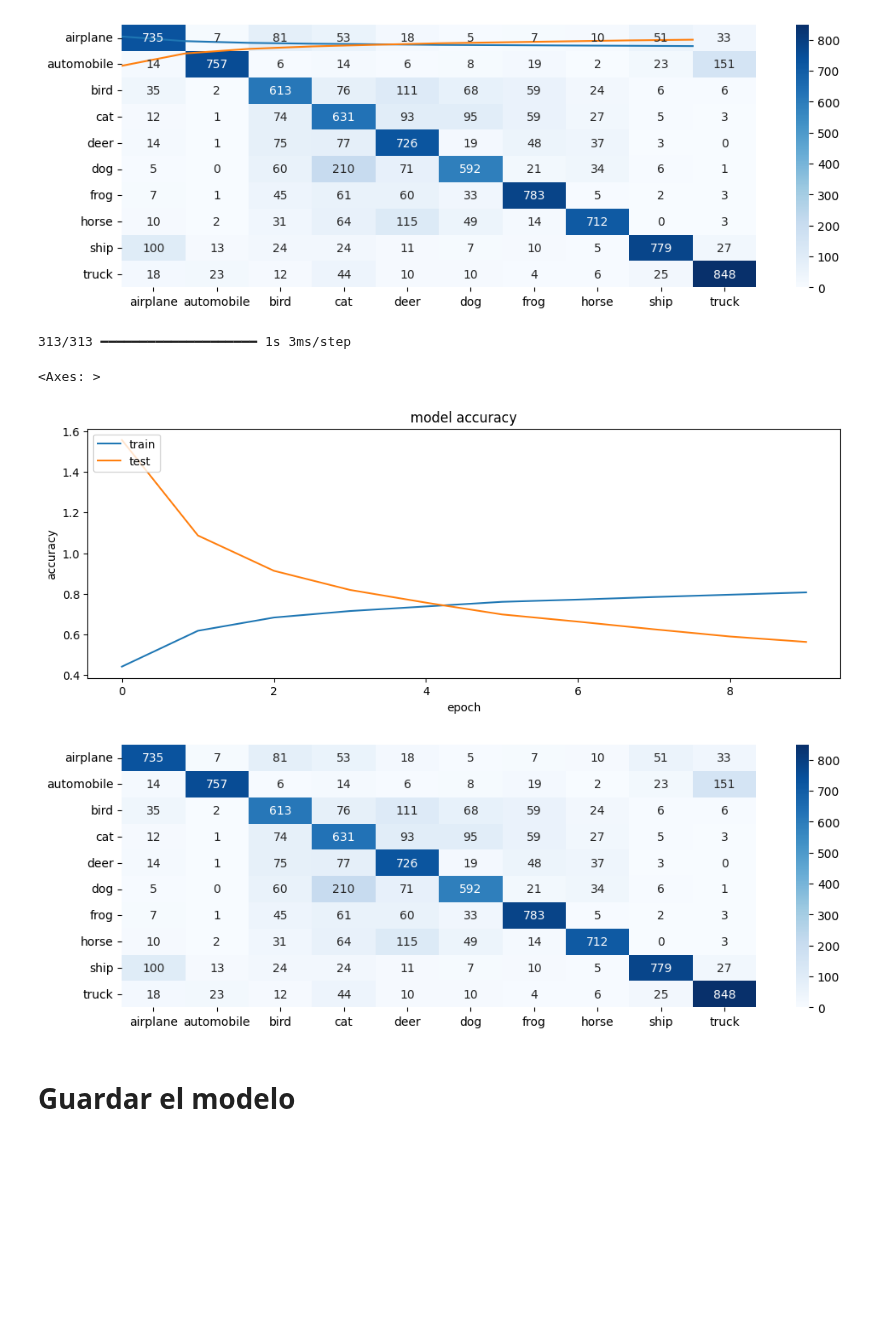
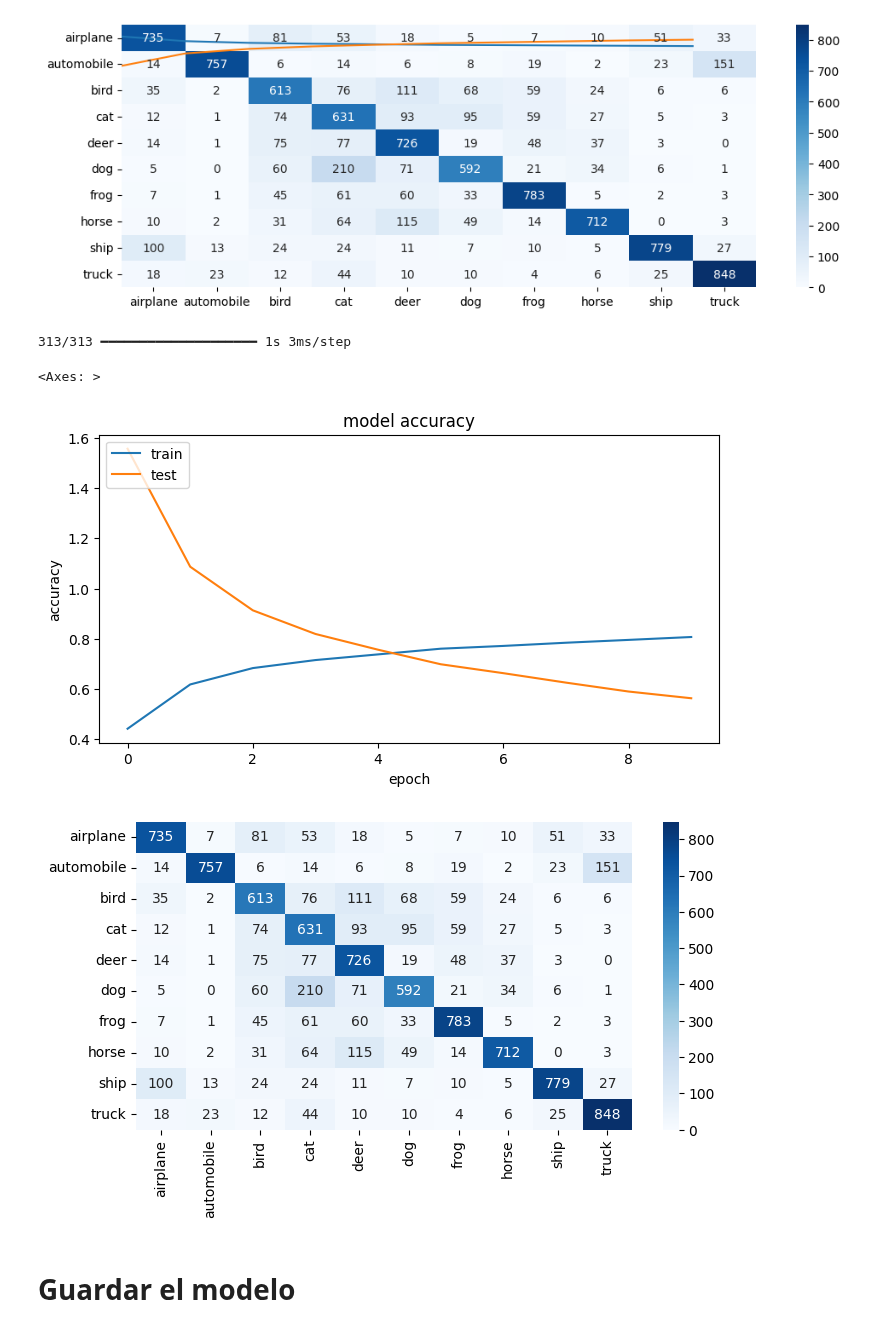
Before and after one commit to DeisyData/BIT_IA_Bootcamp, a Jupyter notebook: S11_C4_Intro_CNN_CF10.ipynb, the cells around one changed output. Drawn from its saved outputs; the diff is of its cells as text; code cells hidden in the pictures; blank space fills up the shorter version.

```diff
--- a/S11_C4_Intro_CNN_CF10.ipynb
+++ b/S11_C4_Intro_CNN_CF10.ipynb
@@ -347,22 +336,22 @@ Epoch 10/10
 <Axes: >
 [figure]
 # %%
-plt.figure(figsize=(12, 4))
+plt.figure(figsize=(8, 4))
 plt.plot(model_history3.history['accuracy'])
 plt.plot(model_history3.history['loss'])
 plt.title('model accuracy')
 plt.ylabel('accuracy')
 plt.xlabel('epoch')
 plt.legend(['train', 'test'], loc='upper left')
-plt.figure(figsize=(12, 4))
+plt.figure(figsize=(8, 4))
 pred_images = np.argmax(model_vgg3.predict(test_images), axis =1)
 cf_model3 = confusion_matrix(y_true = test_labels, y_pred =pred_images)
 sns.heatmap(cf_model3, annot=True, xticklabels=class_names, yticklabels=class_names,cmap='Blues', fmt='g')
 # %% [output]
 313/313 ━━━━━━━━━━━━━━━━━━━━ 1s 3ms/step
 <Axes: >
-[figure, old version]
+[figure, new version]
-[figure, old version]
+[figure, new version]
 # %% [markdown]
 # Guardar el modelo
 # %%
```
Also changed, not shown: parts of 1 cell of this notebook.
